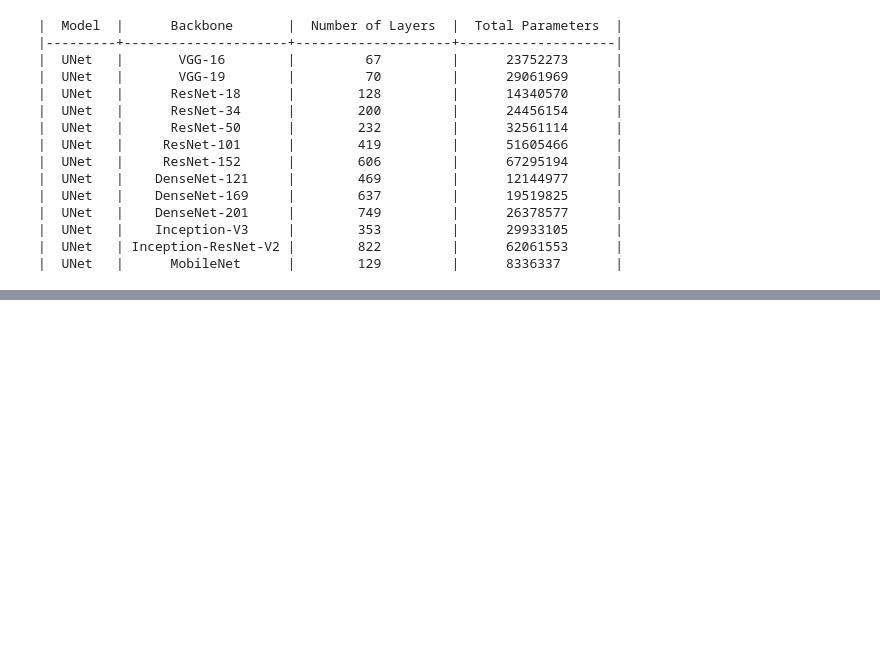
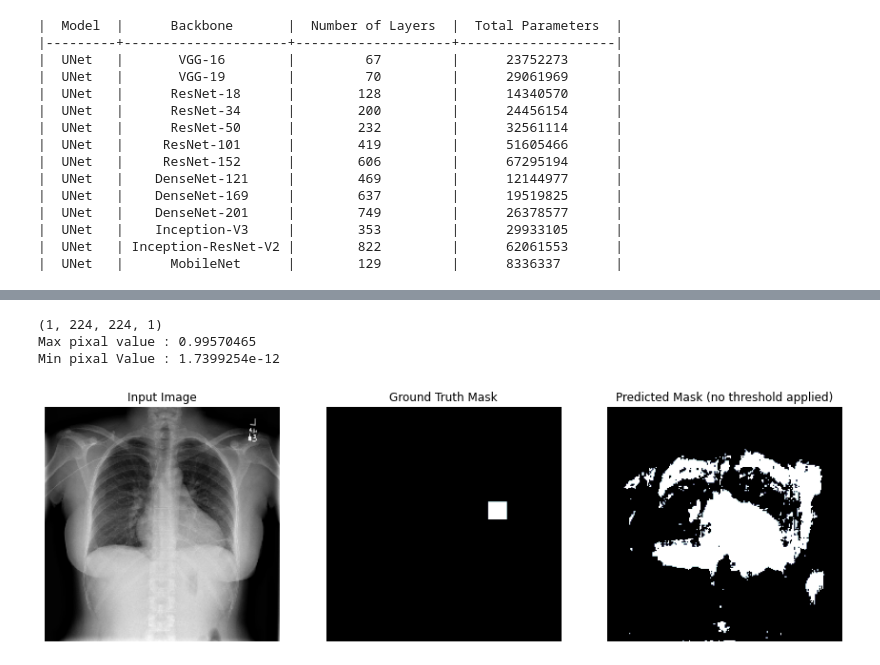
Before and after one commit to meashu31/AIML-Capstone-CV9, a Jupyter notebook: Unet_Models_Pneumonia.ipynb, the cells around one changed output, grey strips where cells are left out. Cells and saved outputs as stored; diff of their text form; code cells hidden in the pictures; blank space fills up the shorter version.

```diff
--- a/Unet_Models_Pneumonia.ipynb
+++ b/Unet_Models_Pneumonia.ipynb
@@ -408,0 +540,49 @@ create_model(Backbone='vgg19' ,pretrained=True,ShowSummery=False,TrainModel=True
+# %%
+One_Box  = '0100515c-5204-4f31-98e0-f35e4b00004a.png'	# One Box
+Two_Box = '00436515-870c-4b36-a041-de91049b9ab4.png'	# Two Box
+Three_Box = '03a9498c-549d-4e7d-800b-e74797f7f625.png'	# Three Box
+Four_Box = '0d5bc737-03de-4bb8-98a1-45b7180c3e0f.png'	# Four Box
+Not_Normal = '0004cfab-14fd-4e49-80ba-63a80b6bddd6.png'	# No Lung Opacity/Not Normal
+Normal = '003d8fa0-6bf1-40ed-b54c-ac657f8495c5.png'	# Normal
+
+test_patient_id = One_Box
+image = tf.keras.preprocessing.image.load_img(PneumoniaImg+'/'+test_patient_id, grayscale=False,color_mode="rgb", target_size=(224,224))
+input_img = keras.preprocessing.image.img_to_array(image)
+input_img = np.array([input_img])  # Convert single image to a batch
+input_img = tf.keras.applications.mobilenet.preprocess_input(input_img)
+mask = tf.keras.preprocessing.image.load_img(PneumoniaMask+'/'+test_patient_id, color_mode="grayscale", target_size=(224,224))
+input_img.shape
+
+Backbone = 'mobilenet'
+WEIGHTS_FILE = "/content/drive/My Drive/great learning/capstone project/rsna-pneumonia-detection/UNet_Model_Weights/mobilenet/model-0.24.h5"
+THRESHOLD = 0.8
+EPSILON = 0.02
+
+model = Unet(Backbone, input_shape=(224, 224, 3))
+model.load_weights(WEIGHTS_FILE)
+threshold = 0.0
+
+region = model.predict(input_img)
+# region = np.where(region<threshold,0,1)
+print(region.shape)
+print('Max pixal value :',np.amax(region),'\nMin pixal Value :',np.amin(region))
+# %% [output]
+(1, 224, 224, 1)
+Max pixal value : 0.99570465
+Min pixal Value : 1.7399254e-12
+# %%
+PredictMask = region[0][:,:,0]
+PredictMask = 1.0*(PredictMask>0.5)
+f, ((ax1, ax2, ax3)) = plt.subplots(1, 3, figsize = (15, 8))
+ax1.imshow(image, cmap = plt.cm.bone)
+ax1.set_title('Input Image')
+ax1.axis('off')
+ax2.imshow(mask, cmap = plt.cm.bone)
+ax2.set_title('Ground Truth Mask')
+ax2.axis('off')
+ax3.imshow(PredictMask, cmap = plt.cm.bone)
+ax3.set_title('Predicted Mask (no threshold applied)')
+ax3.axis('off')
+plt.show()
+# %% [output]
+[figure, added]
```
Also changed, not shown: parts of 16 cells of this notebook.
